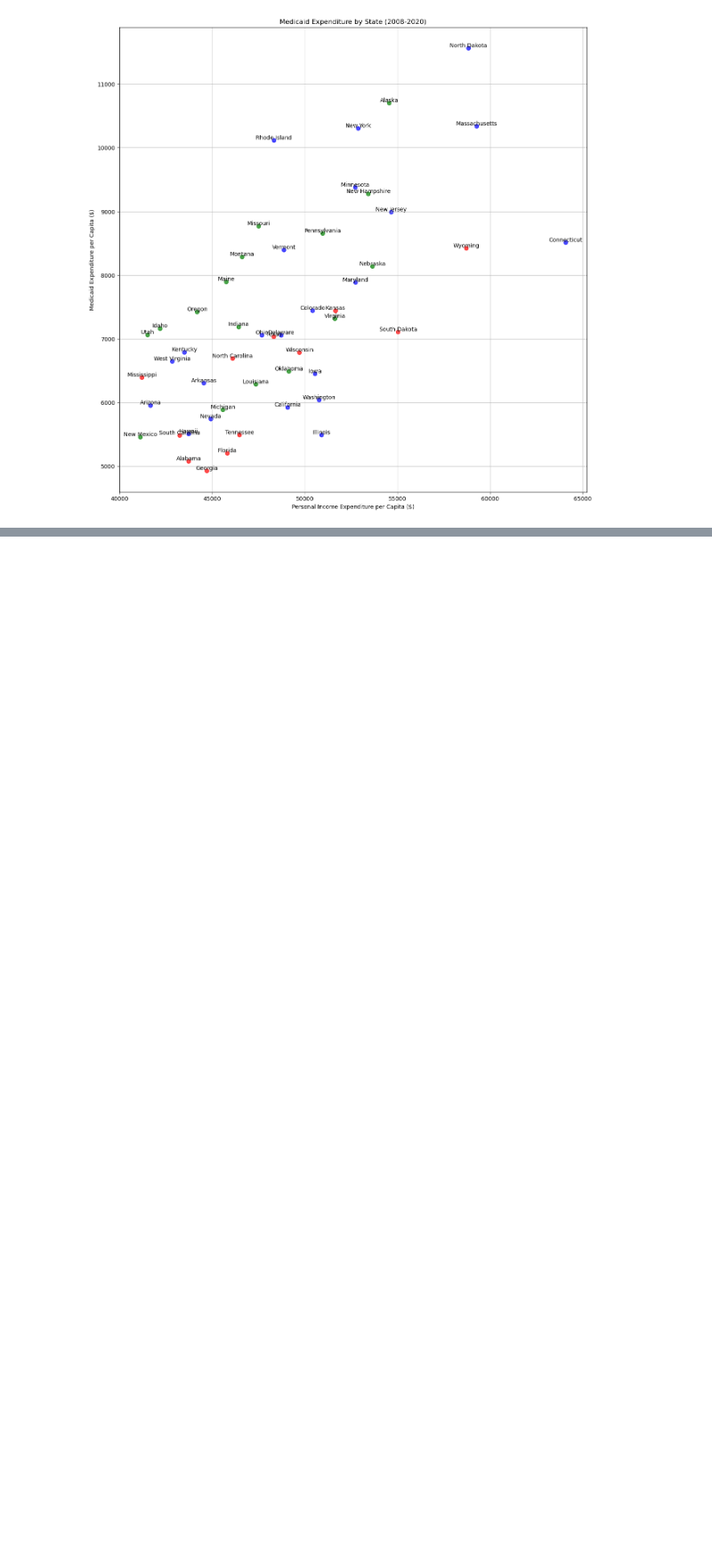
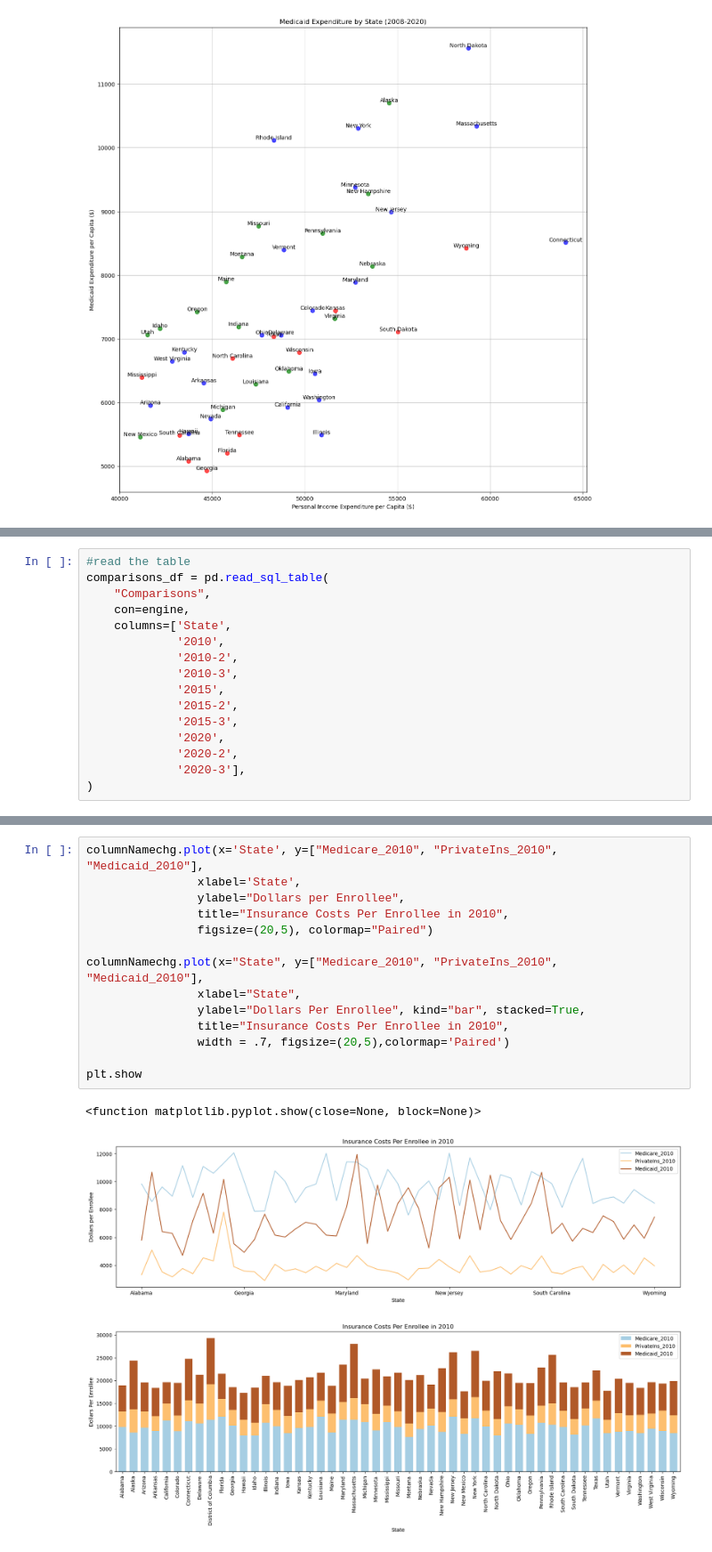
Before and after one commit to MyJineng/Healthcare-ETL, a Jupyter notebook: Notebooks/Project_Notebook.ipynb, the cells around one changed output, grey strips where cells are left out. Shown at 89% size. Drawn from its saved outputs; the diff is of its cells as text; blank space fills up the shorter version.

```diff
--- a/Notebooks/Project_Notebook.ipynb
+++ b/Notebooks/Project_Notebook.ipynb
@@ -236,0 +310,16 @@ Hawaii             5503.461538
+# %%
+#read the table
+comparisons_df = pd.read_sql_table(
+    "Comparisons",
+    con=engine,
+    columns=['State',
+             '2010',
+             '2010-2',
+             '2010-3',
+             '2015',
+             '2015-2',
+             '2015-3',
+             '2020',
+             '2020-2',
+             '2020-3'],
+)
@@ -236,0 +429,18 @@ Hawaii             5503.461538
+# %%
+columnNamechg.plot(x='State', y=["Medicare_2010", "PrivateIns_2010", "Medicaid_2010"],
+                xlabel='State',
+                ylabel="Dollars per Enrollee",
+                title="Insurance Costs Per Enrollee in 2010",
+                figsize=(20,5), colormap="Paired")
+
+columnNamechg.plot(x="State", y=["Medicare_2010", "PrivateIns_2010", "Medicaid_2010"],
+                xlabel="State",
+                ylabel="Dollars Per Enrollee", kind="bar", stacked=True,
+                title="Insurance Costs Per Enrollee in 2010",
+                width = .7, figsize=(20,5),colormap='Paired')
+
+plt.show
+# %% [output]
+<function matplotlib.pyplot.show(close=None, block=None)>
+[figure, added]
+[figure, added]
```
Also changed, not shown: parts of 15 cells of this notebook, 2 other files.
